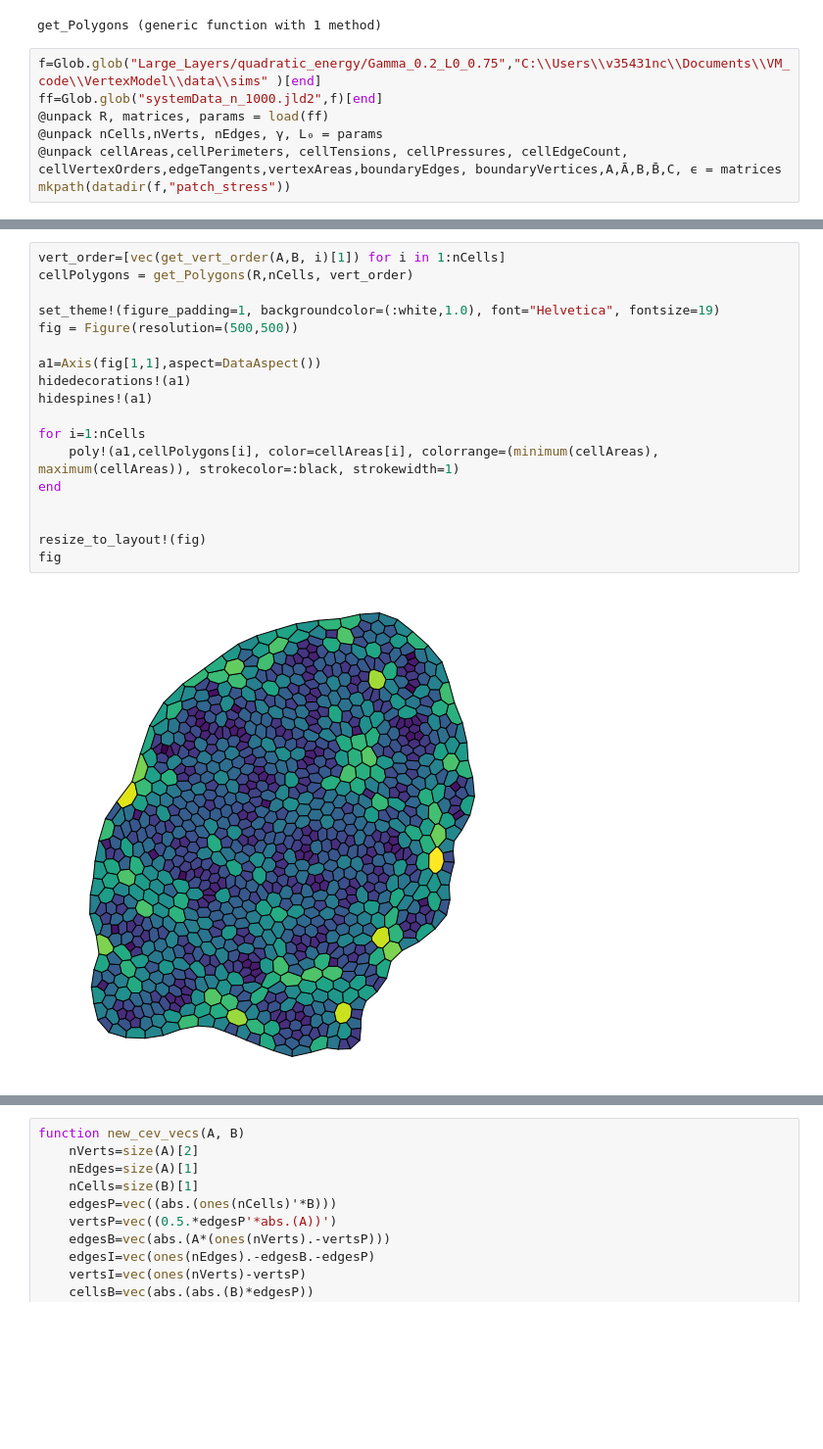
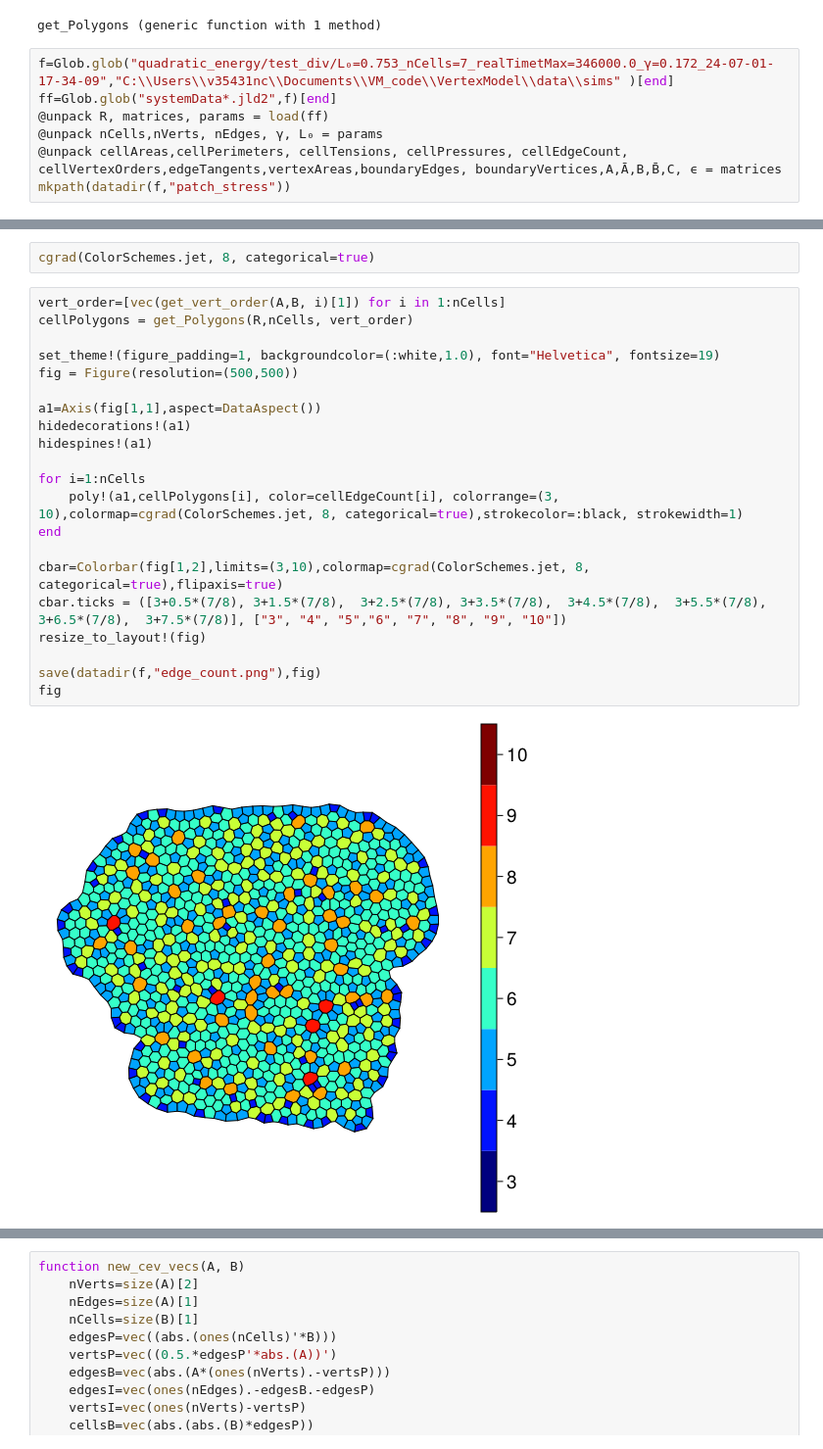
Before and after one commit to chris-revell/VertexModel, a Jupyter notebook: notebooks/patch_stress.ipynb, the cells around one changed output, grey strips where cells are left out. Shown at 98% size. Saved outputs shown, nothing was run; the diff lists cells and outputs as text; blank space fills up the shorter version.

```diff
--- a/notebooks/patch_stress.ipynb
+++ b/notebooks/patch_stress.ipynb
@@ -84,8 +86,8 @@ end
 # %% [output]
 get_Polygons (generic function with 1 method)
 # %%
-f=Glob.glob("Large_Layers/quadratic_energy/Gamma_0.2_L0_0.75","C:\\Users\\v35431nc\\Documents\\VM_code\\VertexModel\\data\\sims" )[end]
-ff=Glob.glob("systemData_n_1000.jld2",f)[end]
+f=Glob.glob("quadratic_energy/test_div/L₀=0.753_nCells=7_realTimetMax=346000.0_γ=0.172_24-07-01-17-34-09","C:\\Users\\v35431nc\\Documents\\VM_code\\VertexModel\\data\\sims" )[end]
+ff=Glob.glob("systemData*.jld2",f)[end]
 @unpack R, matrices, params = load(ff)
 @unpack nCells,nVerts, nEdges, γ, L₀ = params
 @unpack cellAreas,cellPerimeters, cellTensions, cellPressures, cellEdgeCount, cellVertexOrders,edgeTangents,vertexAreas,boundaryEdges, boundaryVertices,A,Ā,B,B̄,C, ϵ = matrices
@@ -127,23 +111,28 @@ Reconstruct@MatricesContainer(Any[sparse([1, 659, 1481, 68, 576, 600, 27, 51, 83
+# %%
+cgrad(ColorSchemes.jet, 8, categorical=true)
 # %%
 vert_order=[vec(get_vert_order(A,B, i)[1]) for i in 1:nCells]
 cellPolygons = get_Polygons(R,nCells, vert_order)
 
 set_theme!(figure_padding=1, backgroundcolor=(:white,1.0), font="Helvetica", fontsize=19)
 fig = Figure(resolution=(500,500))
 
 a1=Axis(fig[1,1],aspect=DataAspect())
 hidedecorations!(a1)
 hidespines!(a1)
 
 for i=1:nCells
-    poly!(a1,cellPolygons[i], color=cellAreas[i], colorrange=(minimum(cellAreas), maximum(cellAreas)), strokecolor=:black, strokewidth=1)
+    poly!(a1,cellPolygons[i], color=cellEdgeCount[i], colorrange=(3, 10),colormap=cgrad(ColorSchemes.jet, 8, categorical=true),strokecolor=:black, strokewidth=1)
 end
 
+cbar=Colorbar(fig[1,2],limits=(3,10),colormap=cgrad(ColorSchemes.jet, 8, categorical=true),flipaxis=true)
+cbar.ticks = ([3+0.5*(7/8), 3+1.5*(7/8),  3+2.5*(7/8), 3+3.5*(7/8),  3+4.5*(7/8),  3+5.5*(7/8),  3+6.5*(7/8),  3+7.5*(7/8)], ["3", "4", "5","6", "7", "8", "9", "10"])
+resize_to_layout!(fig)
 
-resize_to_layout!(fig)
+save(datadir(f,"edge_count.png"),fig)
 fig
 # %% [output]
-[figure, old version]
+[figure, new version]
 # %%
 Peff=cellPressures+(cellPerimeters.*cellTensions)./(2*cellAreas)
 sum(cellAreas.*Peff)
```
Also changed, not shown: parts of 27 cells of this notebook, 4 other files.
